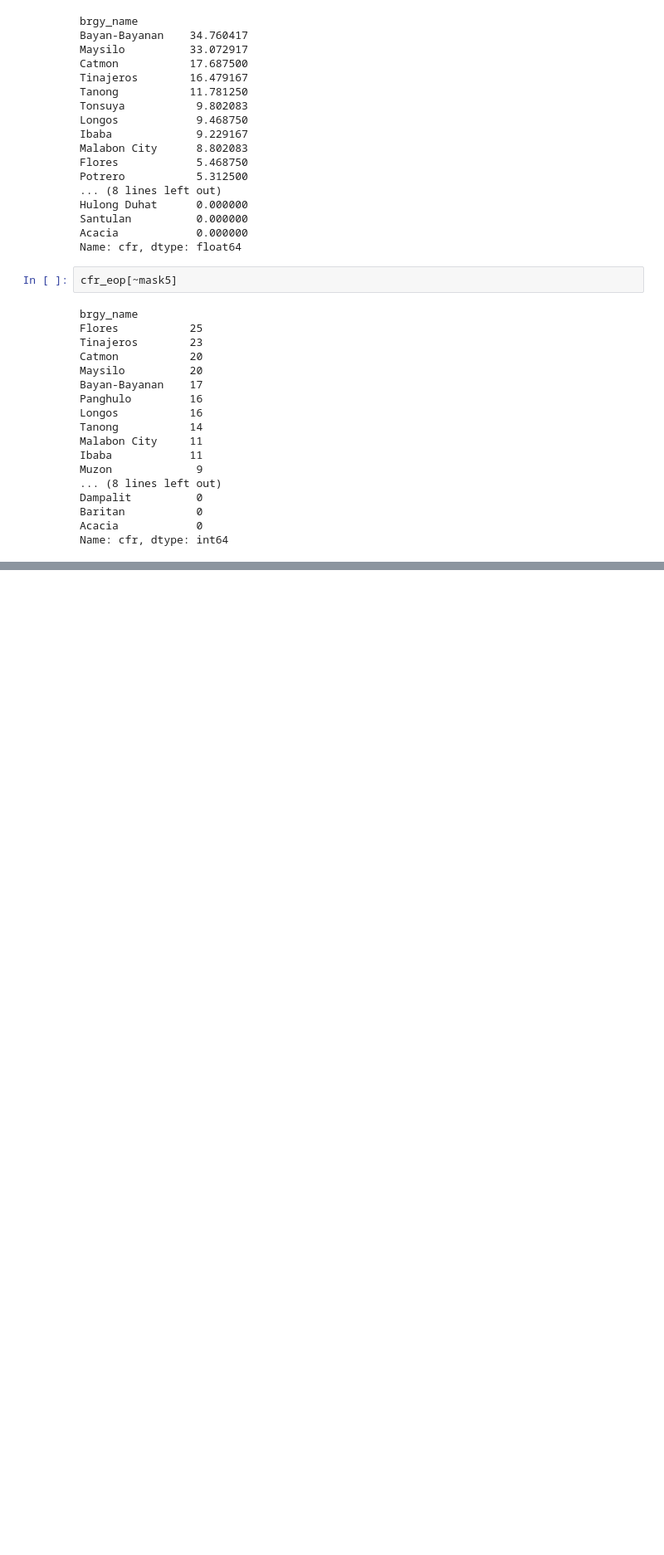
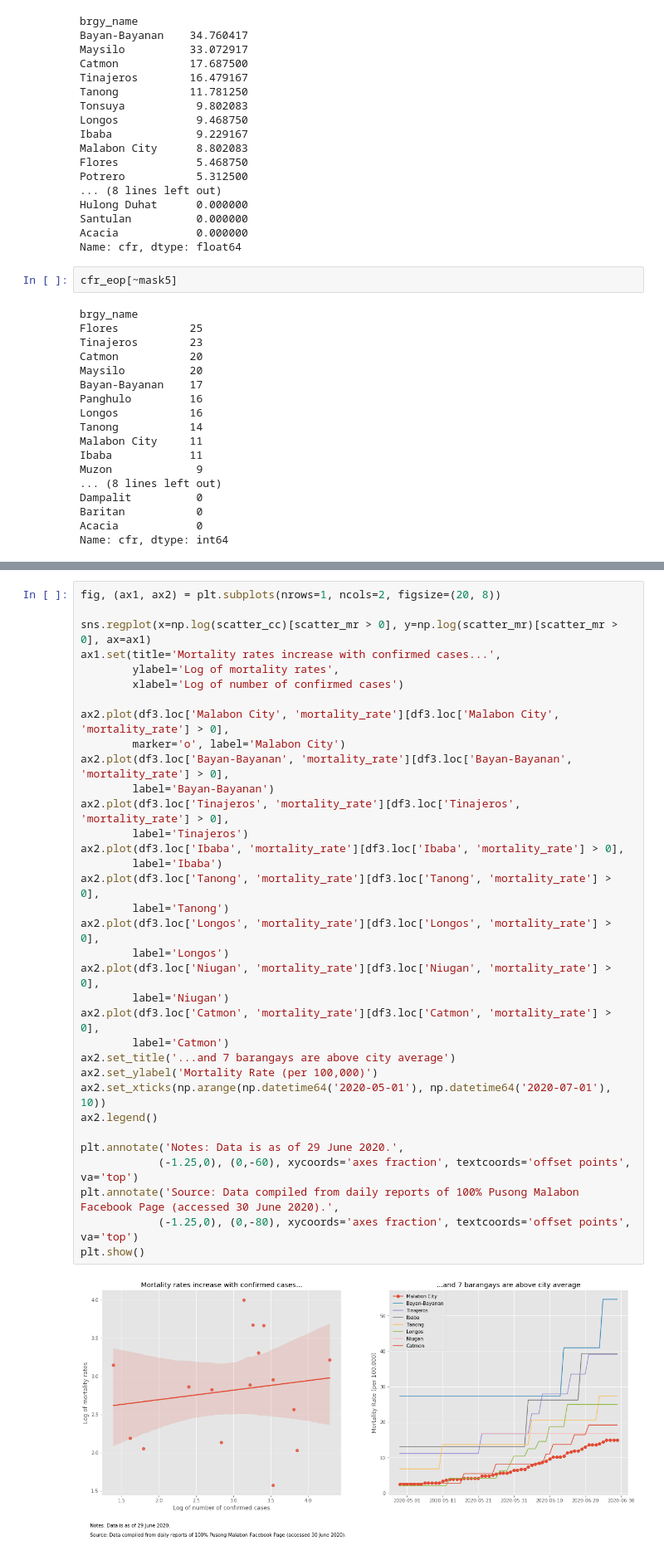
Before and after one commit to jessonpagaduan/covid_malabon, a Jupyter notebook: malabon-covid19.ipynb, the cells around one changed output, grey strips where cells are left out. Shown at 83% size. Saved outputs shown, nothing was run; the diff lists cells and outputs as text; blank space fills up the shorter version.

```diff
--- a/malabon-covid19.ipynb
+++ b/malabon-covid19.ipynb
@@ -1112,0 +1297,36 @@ plt.show()
+# %%
+fig, (ax1, ax2) = plt.subplots(nrows=1, ncols=2, figsize=(20, 8))
+
+sns.regplot(x=np.log(scatter_cc)[scatter_mr > 0], y=np.log(scatter_mr)[scatter_mr > 0], ax=ax1)
+ax1.set(title='Mortality rates increase with confirmed cases...',
+        ylabel='Log of mortality rates',
+        xlabel='Log of number of confirmed cases')
+
+ax2.plot(df3.loc['Malabon City', 'mortality_rate'][df3.loc['Malabon City', 'mortality_rate'] > 0],
+        marker='o', label='Malabon City')
+ax2.plot(df3.loc['Bayan-Bayanan', 'mortality_rate'][df3.loc['Bayan-Bayanan', 'mortality_rate'] > 0],
+        label='Bayan-Bayanan')
+ax2.plot(df3.loc['Tinajeros', 'mortality_rate'][df3.loc['Tinajeros', 'mortality_rate'] > 0],
+        label='Tinajeros')
+ax2.plot(df3.loc['Ibaba', 'mortality_rate'][df3.loc['Ibaba', 'mortality_rate'] > 0],
+        label='Ibaba')
+ax2.plot(df3.loc['Tanong', 'mortality_rate'][df3.loc['Tanong', 'mortality_rate'] > 0],
+        label='Tanong')
+ax2.plot(df3.loc['Longos', 'mortality_rate'][df3.loc['Longos', 'mortality_rate'] > 0],
+        label='Longos')
+ax2.plot(df3.loc['Niugan', 'mortality_rate'][df3.loc['Niugan', 'mortality_rate'] > 0],
+        label='Niugan')
+ax2.plot(df3.loc['Catmon', 'mortality_rate'][df3.loc['Catmon', 'mortality_rate'] > 0],
+        label='Catmon')
+ax2.set_title('...and 7 barangays are above city average')
+ax2.set_ylabel('Mortality Rate (per 100,000)')
+ax2.set_xticks(np.arange(np.datetime64('2020-05-01'), np.datetime64('2020-07-01'), 10))
+ax2.legend()
+
+plt.annotate('Notes: Data is as of 29 June 2020.',
+            (-1.25,0), (0,-60), xycoords='axes fraction', textcoords='offset points', va='top')
+plt.annotate('Source: Data compiled from daily reports of 100% Pusong Malabon Facebook Page (accessed 30 June 2020).',
+            (-1.25,0), (0,-80), xycoords='axes fraction', textcoords='offset points', va='top')
+plt.show()
+# %% [output]
+[figure, added]
```
Also changed, not shown: parts of 30 cells of this notebook.
